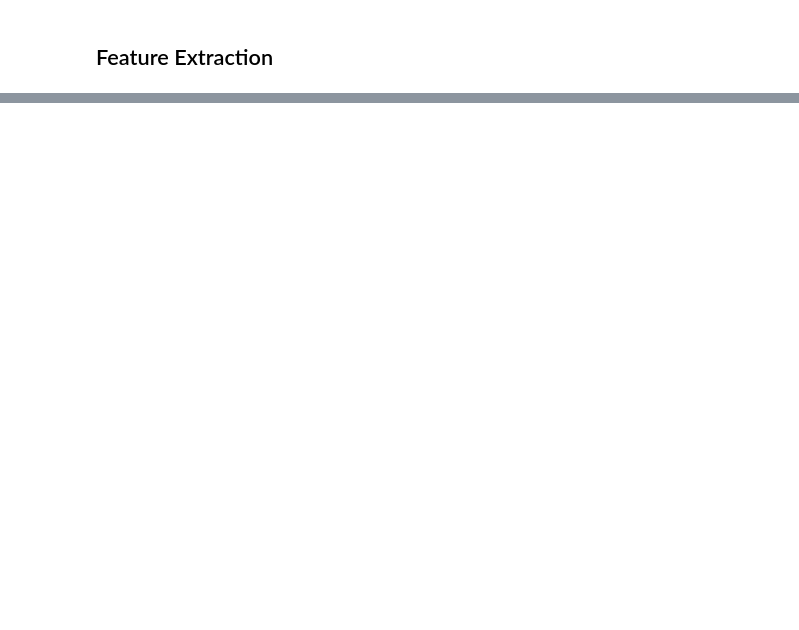
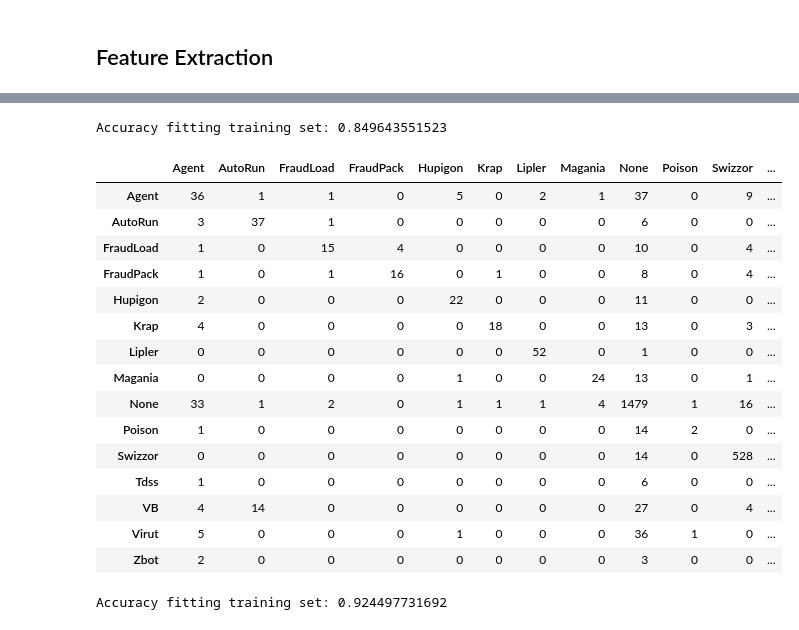
Before and after one commit to sbuschbach/CS181-practical2-SDL, a Jupyter notebook: dana_workspace.ipynb, the cells around one changed output, grey strips where cells are left out. Drawn from its saved outputs; the diff is of its cells as text; code cells hidden in the pictures; blank space fills up the shorter version.

```diff
--- a/dana_workspace.ipynb
+++ b/dana_workspace.ipynb
@@ -114,0 +152,11 @@ Classes (training set):
+# %%
+t_train_squeezed = np.squeeze(np.asarray(t_train))
+X_train_array = np.asarray(X_train)
+
+t_test_squeezed = np.squeeze(np.asarray(t_test))
+X_test_array = np.asarray(X_test)
+# %%
+# Center data
+standardizer = preprocessing.StandardScaler().fit(X_train)
+X_train_std = standardizer.transform(X_train)
+X_test_std = standardizer.transform(X_test)
@@ -114,0 +486,40 @@ Classes (training set):
+# %%
+# Save Shared to file
+ggm_shared = GaussianGenerativeModel(isSharedCovariance=True)
+ggm_shared.fit(X_train_std, t_train_squeezed)
+VERIFY = ggm_shared.predict(X_train_std)
+print "Accuracy fitting training set: %s" % (sum(VERIFY == t_train_squeezed) / float(len(VERIFY)))
+preds = ggm_shared.predict(X_test_std)
+util.write_predictions(preds, np.squeeze(np.asarray(test_ids)), "gmm_shared.csv")
+# %% [output]
+Accuracy fitting training set: 0.849643551523
+# %%
+# Confusion Matrix - SHARED
+pd.DataFrame(confusion_matrix(t_train, VERIFY),columns=util.malware_classes,index=util.malware_classes)
+# %% [output]
+|  | Agent | AutoRun | FraudLoad | FraudPack | Hupigon | Krap | Lipler | Magania | None | Poison | Swizzor | ... |
+| Agent | 36 | 1 | 1 | 0 | 5 | 0 | 2 | 1 | 37 | 0 | 9 | ... |
+| AutoRun | 3 | 37 | 1 | 0 | 0 | 0 | 0 | 0 | 6 | 0 | 0 | ... |
+| FraudLoad | 1 | 0 | 15 | 4 | 0 | 0 | 0 | 0 | 10 | 0 | 4 | ... |
+| FraudPack | 1 | 0 | 1 | 16 | 0 | 1 | 0 | 0 | 8 | 0 | 4 | ... |
+| Hupigon | 2 | 0 | 0 | 0 | 22 | 0 | 0 | 0 | 11 | 0 | 0 | ... |
+| Krap | 4 | 0 | 0 | 0 | 0 | 18 | 0 | 0 | 13 | 0 | 3 | ... |
+| Lipler | 0 | 0 | 0 | 0 | 0 | 0 | 52 | 0 | 1 | 0 | 0 | ... |
+| Magania | 0 | 0 | 0 | 0 | 1 | 0 | 0 | 24 | 13 | 0 | 1 | ... |
+| None | 33 | 1 | 2 | 0 | 1 | 1 | 1 | 4 | 1479 | 1 | 16 | ... |
+| Poison | 1 | 0 | 0 | 0 | 0 | 0 | 0 | 0 | 14 | 2 | 0 | ... |
+| Swizzor | 0 | 0 | 0 | 0 | 0 | 0 | 0 | 0 | 14 | 0 | 528 | ... |
+| Tdss | 1 | 0 | 0 | 0 | 0 | 0 | 0 | 0 | 6 | 0 | 0 | ... |
+| VB | 4 | 14 | 0 | 0 | 0 | 0 | 0 | 0 | 27 | 0 | 4 | ... |
+| Virut | 5 | 0 | 0 | 0 | 1 | 0 | 0 | 0 | 36 | 1 | 0 | ... |
+| Zbot | 2 | 0 | 0 | 0 | 0 | 0 | 0 | 0 | 3 | 0 | 0 | ... |
+# %%
+# Save Sep to file
+ggm_sep = GaussianGenerativeModel(isSharedCovariance=False)
+ggm_sep.fit(X_train_std, t_train_squeezed)
+VERIFY1 = ggm_sep.predict(X_train_std)
+print "Accuracy fitting training set: %s" % (sum(VERIFY1 == t_train_squeezed) / float(len(VERIFY1)))
+preds1 = ggm_sep.predict(X_test_std)
+util.write_predictions(preds1,  np.squeeze(np.asarray(test_ids)), "gmm_sep.csv")
+# %% [output]
+Accuracy fitting training set: 0.924497731692
```
Also changed, not shown: parts of 29 cells of this notebook.
